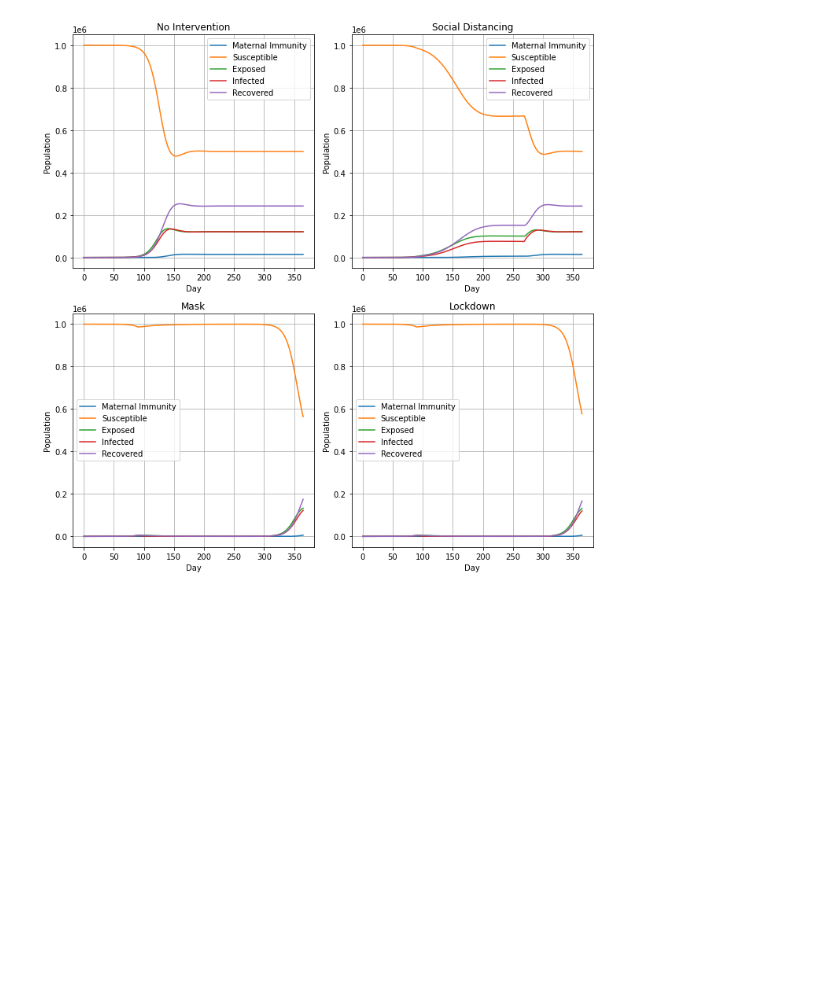
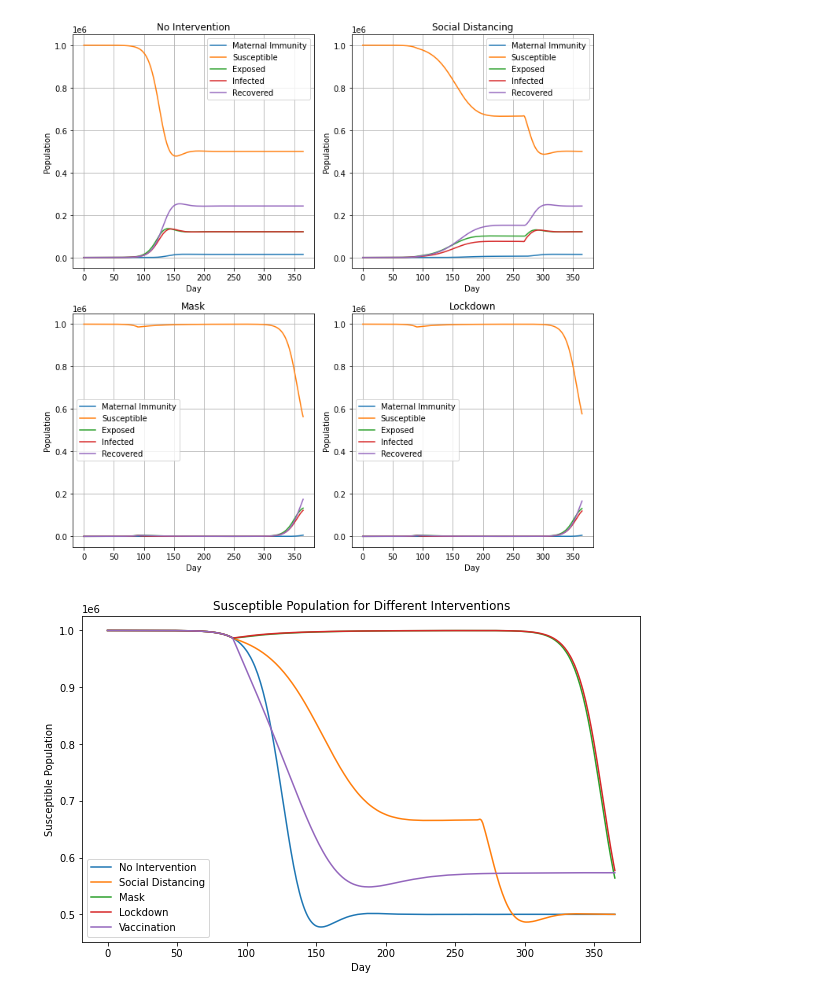
Before and after one commit to nwjun/infectious-disease-modelling, a Jupyter notebook: MSEIRS-Mask-Distancing-Lockdown.ipynb, the cells around one changed output. Cells and saved outputs as stored; diff of their text form; code cells hidden in the pictures; blank space fills up the shorter version.

```diff
--- a/MSEIRS-Mask-Distancing-Lockdown.ipynb
+++ b/MSEIRS-Mask-Distancing-Lockdown.ipynb
@@ -222,3 +222,30 @@ plt.tight_layout()
 plt.show()
 # %% [output]
 [figure]
+# %%
+# Create a figure and a single subplot
+fig, ax = plt.subplots(figsize=(10, 6))
+
+# Iterate over the solutions and scenarios
+for solution, scenario in zip(solutions_lst, intervention_scenarios):
+    # Access the solution array for Infected
+    S = solution.y[1]
+    # Plot the Infected values
+    ax.plot(times, S, label=scenario)
+
+# Get and plot the data from the Vaccination Notebook
+data_from_vaccination = pd.read_csv('Vaccinated-Susceptible.csv')
+ax.plot(times, data_from_vaccination['Susceptible'], label="Vaccination")
+
+# Set the labels and title
+ax.set_xlabel('Day')
+ax.set_ylabel('Susceptible Population')
+ax.set_title('Susceptible Population for Different Interventions')
+
+# Add a legend
+ax.legend()
+
+# Display the plot
+plt.show()
+# %% [output]
+[figure, added]
```
Also changed, not shown: parts of 2 cells of this notebook, 3 other files.
